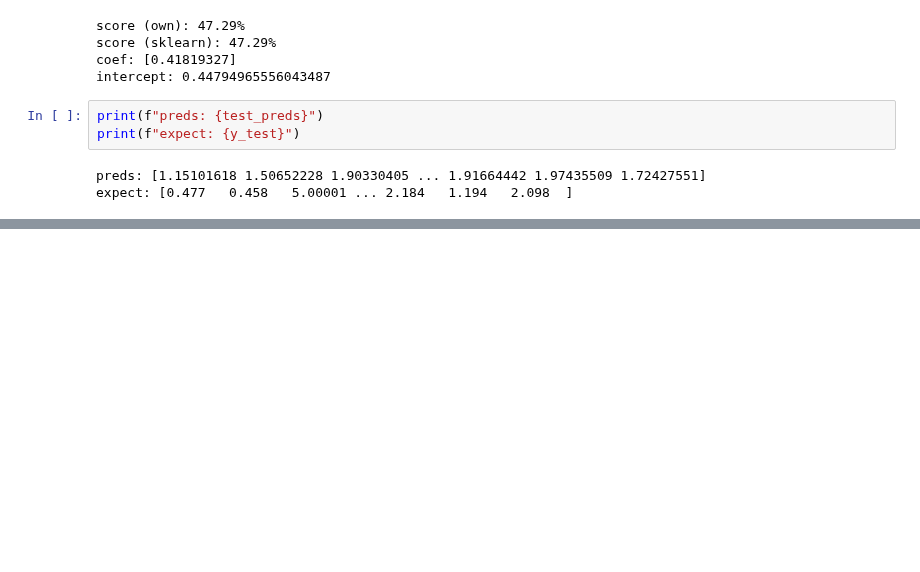
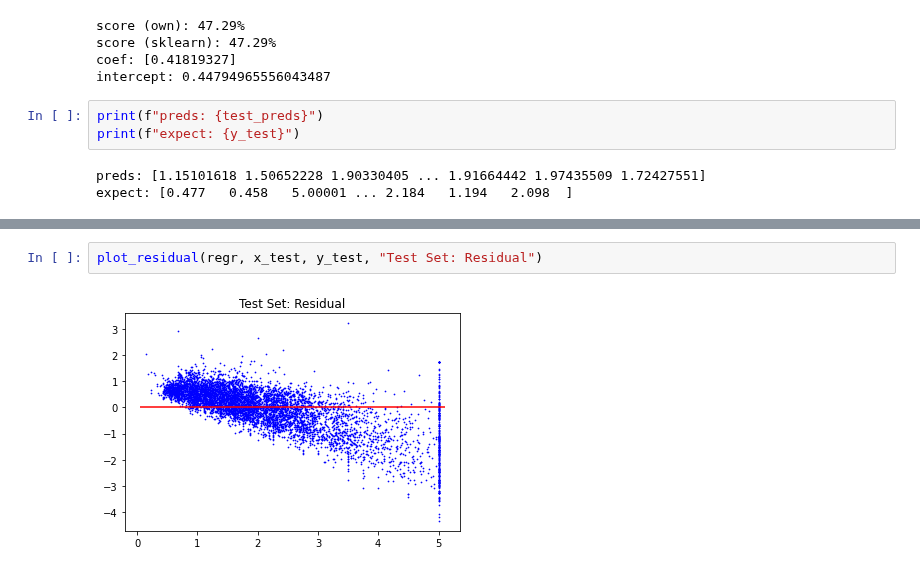
Before and after one commit to arthurh0812/MachineLearning, a Jupyter notebook: Chapter_5/linear_regression.ipynb, the cells around one changed output, grey strips where cells are left out. Drawn from its saved outputs; the diff is of its cells as text; blank space fills up the shorter version.

```diff
--- a/Chapter_5/linear_regression.ipynb
+++ b/Chapter_5/linear_regression.ipynb
@@ -113,0 +132,4 @@ plt.show()
+# %%
+plot_residual(regr, x_test, y_test, "Test Set: Residual")
+# %% [output]
+[figure, added]
```
Also changed, not shown: parts of 4 cells of this notebook.
